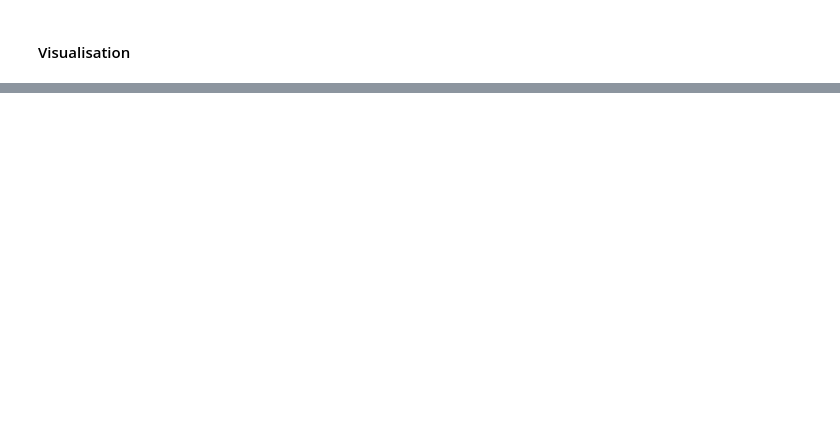
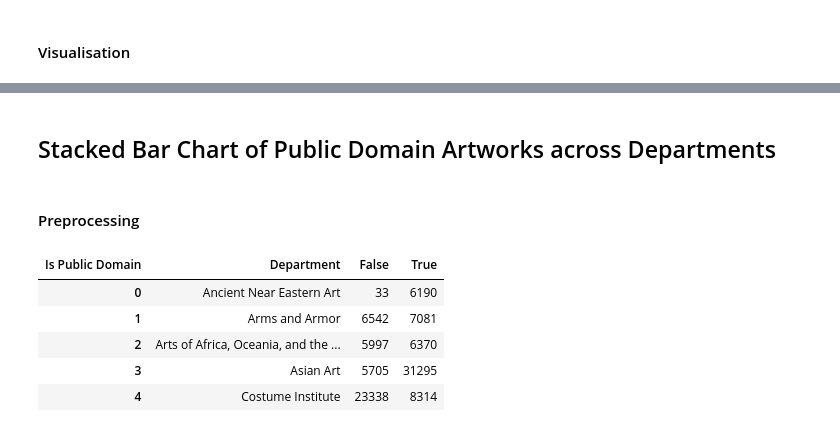
Before and after one commit to len-rtz/DS_Data_Visualization_2024_Lena_P, a Jupyter notebook: DS_Data_Visualization_2024_Lena_P.ipynb, the cells around one changed output, grey strips where cells are left out. Cells and saved outputs as stored; diff of their text form; code cells hidden in the pictures; blank space fills up the shorter version.

```diff
--- a/DS_Data_Visualization_2024_Lena_P.ipynb
+++ b/DS_Data_Visualization_2024_Lena_P.ipynb
@@ -237,0 +494,19 @@ The highlighted artworks in the collection are mostly by artists of American or
+# %% [markdown]
+## Stacked Bar Chart of Public Domain Artworks across Departments
+# %% [markdown]
+#### Preprocessing
+# %%
+# Calculate counts of public domain and non-public domain artworks per department
+counts = df.groupby(['Department', 'Is Public Domain']).size().reset_index(name='Count')
+
+# Pivot to get public domain and non-public domain counts as separate columns
+pivot_counts = counts.pivot(index='Department', columns='Is Public Domain', values='Count').fillna(0).reset_index()
+
+pivot_counts.head()
+# %% [output]
+| Is Public Domain | Department | False | True |
+| 0 | Ancient Near Eastern Art | 33 | 6190 |
+| 1 | Arms and Armor | 6542 | 7081 |
+| 2 | Arts of Africa, Oceania, and the ... | 5997 | 6370 |
+| 3 | Asian Art | 5705 | 31295 |
+| 4 | Costume Institute | 23338 | 8314 |
```
Also changed, not shown: parts of 34 cells of this notebook.
